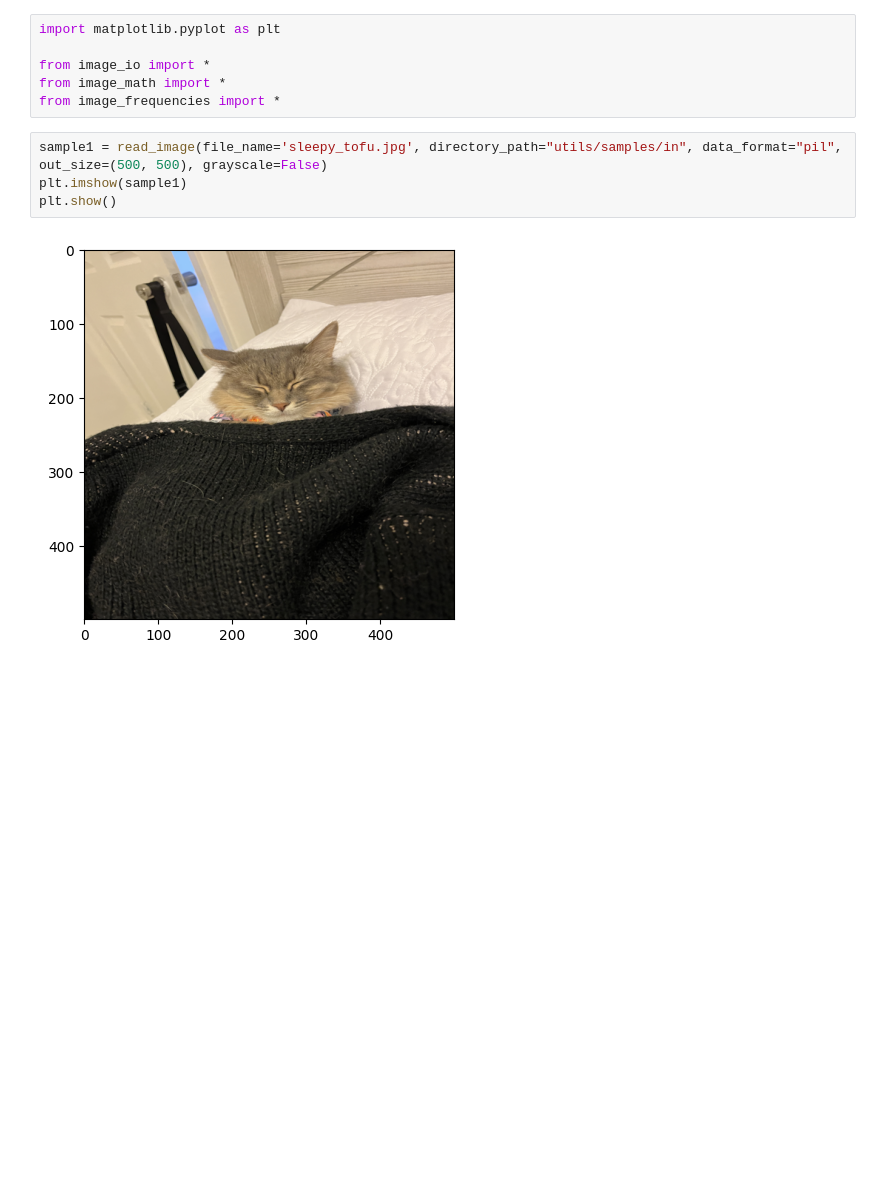
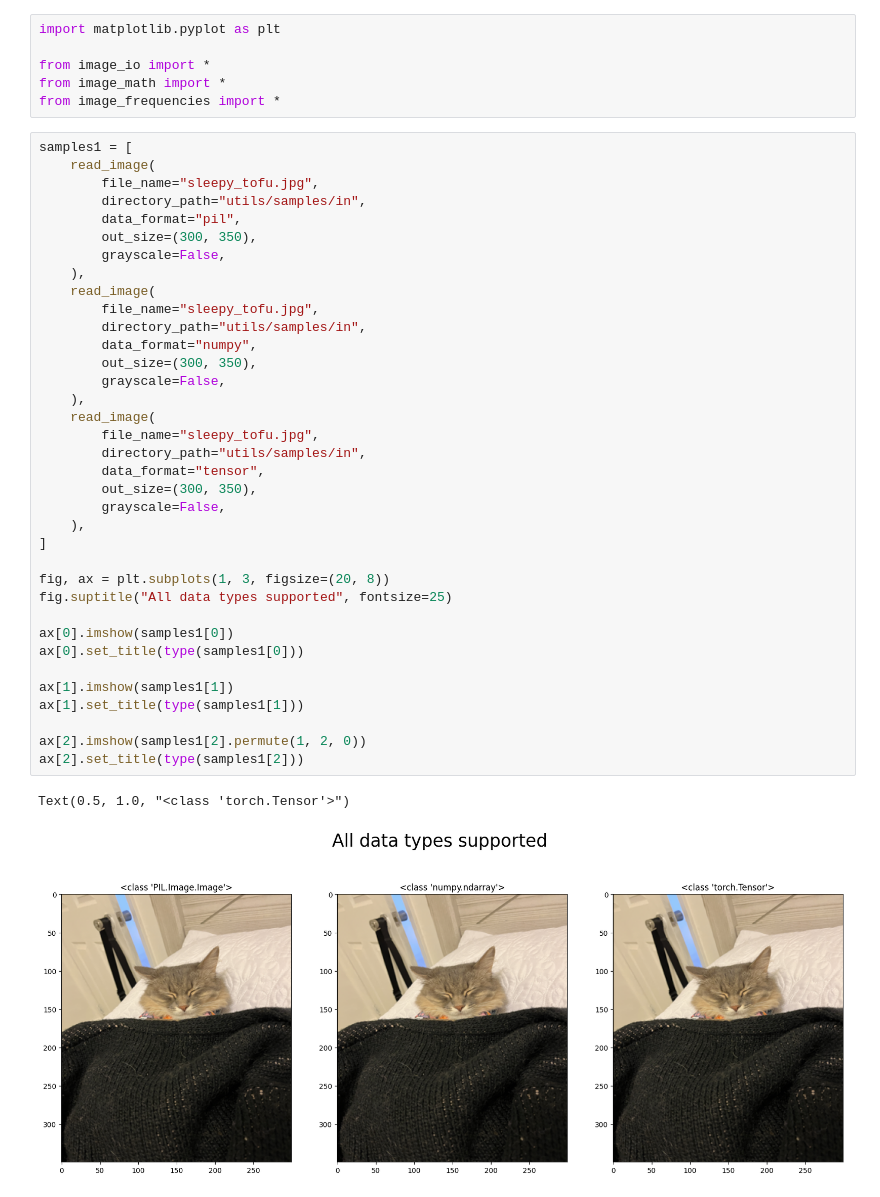
Before and after one commit to NAYCal/BigPixels, a Jupyter notebook: utils/example_usage.ipynb, the cells around one changed output. Cells and saved outputs as stored; diff of their text form; blank space fills up the shorter version.

Commit message:
Added samples and enhanced image frequencies

```diff
--- a/utils/example_usage.ipynb
+++ b/utils/example_usage.ipynb
@@ -4,9 +4,42 @@ import matplotlib.pyplot as plt
 from image_io import *
 from image_math import *
 from image_frequencies import *
-# %%
-sample1 = read_image(file_name='sleepy_tofu.jpg', directory_path="utils/samples/in", data_format="pil", out_size=(500, 500), grayscale=False)
-plt.imshow(sample1)
-plt.show()
-# %% [output]
-[figure, removed]
+# %%
+samples1 = [
+    read_image(
+        file_name="sleepy_tofu.jpg",
+        directory_path="utils/samples/in",
+        data_format="pil",
+        out_size=(300, 350),
+        grayscale=False,
+    ),
+    read_image(
+        file_name="sleepy_tofu.jpg",
+        directory_path="utils/samples/in",
+        data_format="numpy",
+        out_size=(300, 350),
+        grayscale=False,
+    ),
+    read_image(
+        file_name="sleepy_tofu.jpg",
+        directory_path="utils/samples/in",
+        data_format="tensor",
+        out_size=(300, 350),
+        grayscale=False,
+    ),
+]
+
+fig, ax = plt.subplots(1, 3, figsize=(20, 8))
+fig.suptitle("All data types supported", fontsize=25)
+
+ax[0].imshow(samples1[0])
+ax[0].set_title(type(samples1[0]))
+
+ax[1].imshow(samples1[1])
+ax[1].set_title(type(samples1[1]))
+
+ax[2].imshow(samples1[2].permute(1, 2, 0))
+ax[2].set_title(type(samples1[2]))
+# %% [output]
+Text(0.5, 1.0, "<class 'torch.Tensor'>")
+[figure, added]
```
Also changed, not shown: parts of 3 cells of this notebook, 3 other files.
